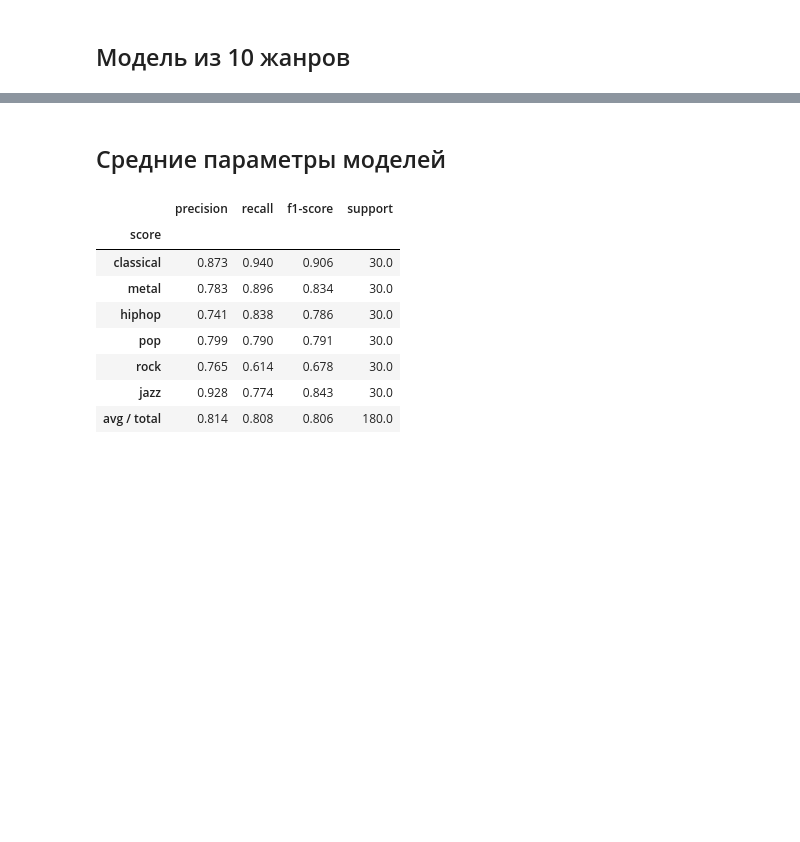
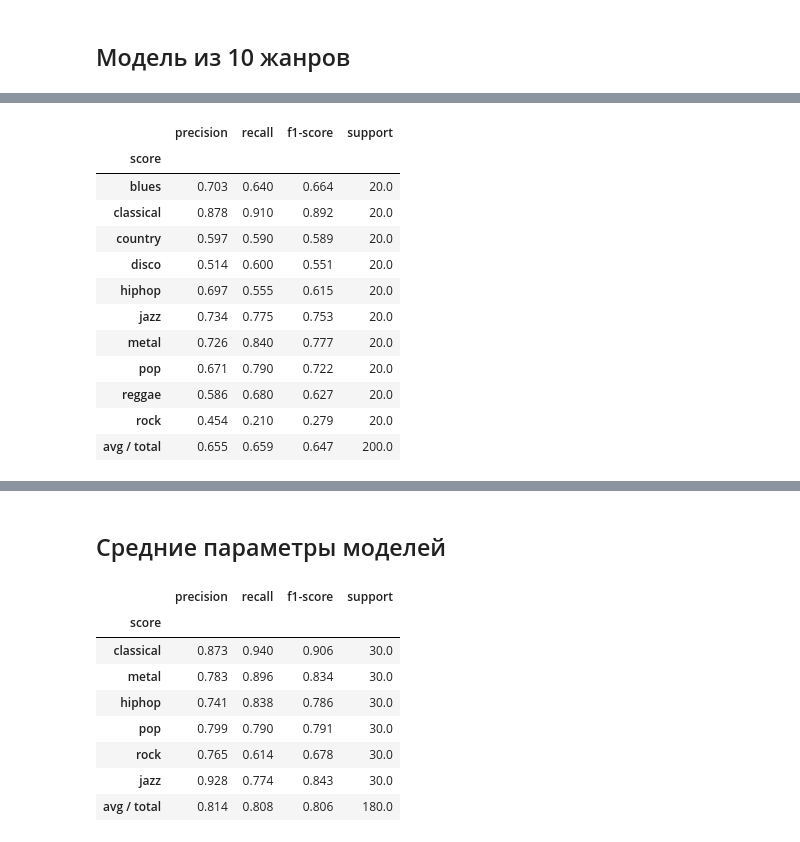
Before and after one commit to minemile/music_genre_classification, a Jupyter notebook: FinalModels.ipynb, the cells around one changed output, grey strips where cells are left out. Drawn from its saved outputs; the diff is of its cells as text; code cells hidden in the pictures; blank space fills up the shorter version.

```diff
--- a/FinalModels.ipynb
+++ b/FinalModels.ipynb
@@ -50,6 +83,38 @@ eclf = VotingClassifier(estimators=[('svc', grid_svc), ('rfc', grid_rfc)], votin
 
 scaler = StandardScaler()
 X_scaled = scaler.fit_transform(X)
+# %%
+def check_model(model, X, y, encoder, n):
+    num_genres = len(np.unique(y))
+    average = np.zeros((num_genres + 1, 4), dtype = float)
+    for rs in tqdm(range(n)):
+        X_train, X_test, y_train, y_test = train_test_split(X, y, test_size=0.2, random_state=rs, stratify=y)
+        model.fit(X_train, y_train)
+        target = encoder.inverse_transform(np.arange(num_genres))
+        df = parse_class_report(classification_report(y_test, model.predict(X_test), target_names=target))
+        average += df.values
+    df.iloc[:,:] = np.round(average / n, 3)
+    return df
+
+def parse_class_report(class_rep_str):
+    lines = class_rep_str.split('\n')
+    list_splitted = list()
+    for line in lines:
+        splitted_line = np.array(line.split(' '))
+        mask_non_empty = np.array([word != '' for word in line.split(' ')])
+        res = splitted_line[mask_non_empty]
+        if len(res) != 0:
+            list_splitted.append(np.array(res, dtype = object))
+
+    first = list(list_splitted[0])
+    first.insert(0, 'score')
+    list_splitted[0] = np.array(first, dtype = object)
+    list_splitted[-1] = list_splitted[-1][2:]
+    list_splitted[-1][0] = 'avg / total'
+
+    df = pd.DataFrame(list_splitted)
+    df.columns = list(df.iloc[0])
+    return df.iloc[1:].set_index('score').convert_objects(convert_numeric=True)
 # %% [markdown]
  ## Модель из 6 жанров
 # %%
@@ -89,8 +191,8 @@ X7 = X_scaled[mask7]
 encoder7 = LabelEncoder()
 y7 = encoder7.fit_transform(genre_list[mask7])
 # %%
-X_train, X_test, y_train, y_test = train_test_split(X7, y7, test_size=0.2, random_state=5, stratify=y7)
-eclf.fit(X_train, y_train)
+X_train, X_test, y_train, y_test = train_test_split(X7, y7, test_size=0.2, random_state=1, stratify=y7)
+grid_rfc.fit(X_train, y_train)
 target = encoder7.inverse_transform(np.arange(7))
-print(classification_report(y_test, eclf.predict(X_test), target_names=target))
+print(classification_report(y_test, grid_rfc.predict(X_test), target_names=target))
 # %% [output]
@@ -204,0 +617,16 @@ avg / total       0.71      0.69      0.69       200
+# %%
+check_model(grid_rfc, X_scaled, y10, encoder10, 10)
+# %% [output]
+|  | precision | recall | f1-score | support |
+| score |  |  |  |  |
+| blues | 0.703 | 0.640 | 0.664 | 20.0 |
+| classical | 0.878 | 0.910 | 0.892 | 20.0 |
+| country | 0.597 | 0.590 | 0.589 | 20.0 |
+| disco | 0.514 | 0.600 | 0.551 | 20.0 |
+| hiphop | 0.697 | 0.555 | 0.615 | 20.0 |
+| jazz | 0.734 | 0.775 | 0.753 | 20.0 |
+| metal | 0.726 | 0.840 | 0.777 | 20.0 |
+| pop | 0.671 | 0.790 | 0.722 | 20.0 |
+| reggae | 0.586 | 0.680 | 0.627 | 20.0 |
+| rock | 0.454 | 0.210 | 0.279 | 20.0 |
+| avg / total | 0.655 | 0.659 | 0.647 | 200.0 |
```
Also changed, not shown: parts of 34 cells of this notebook.
